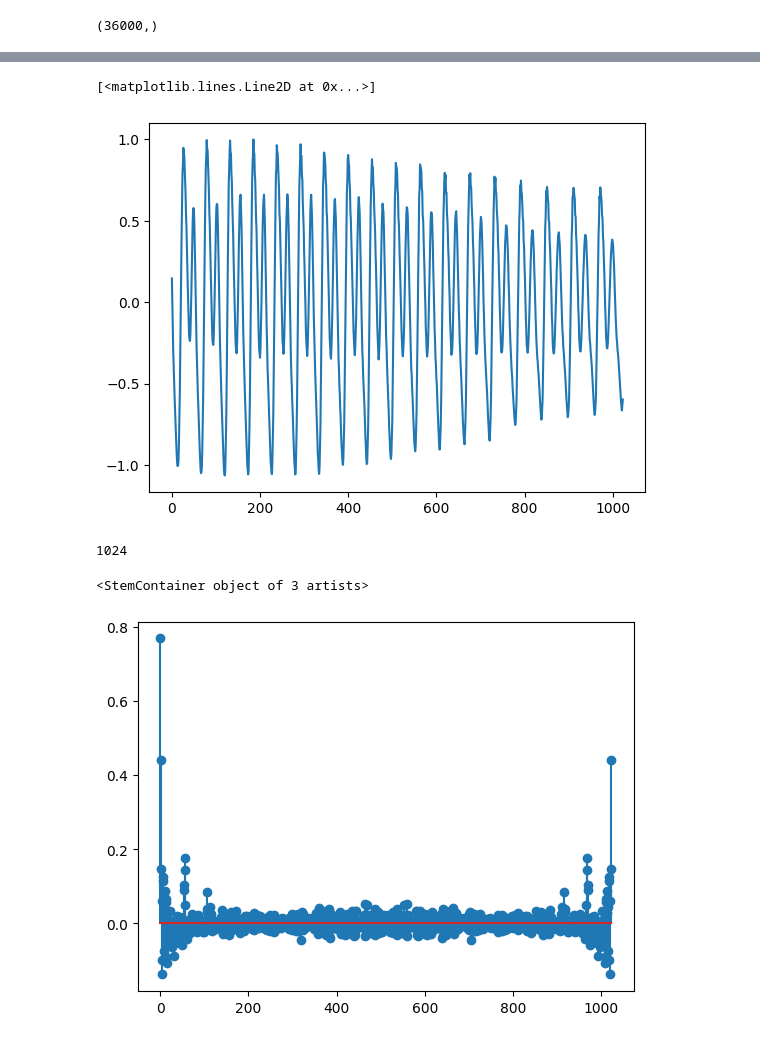
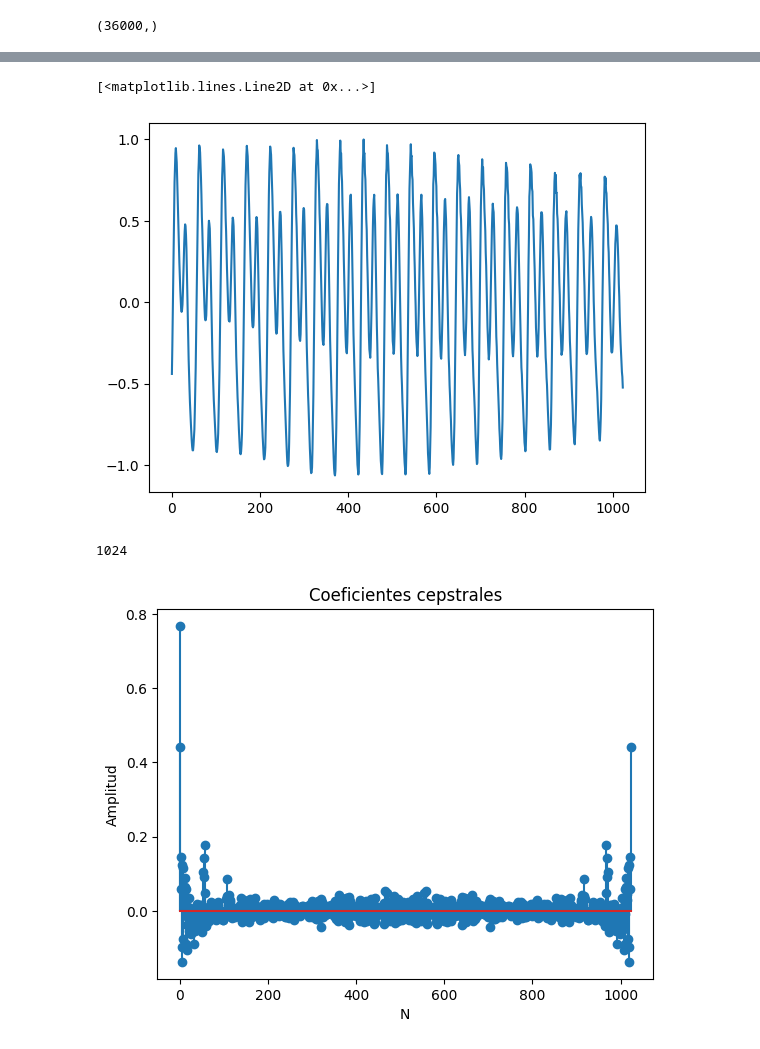
Before and after one commit to DayubMateo/PDS_2026_IIA, a Jupyter notebook: Unidad-2 PD Voz/PDS_TP_2_A.ipynb, the cells around one changed output, grey strips where cells are left out. Cells and saved outputs as stored; diff of their text form; code cells hidden in the pictures.

Commit message:
Ejercicio 1 con 40 coeficientes (20 son una poronga)

```diff
--- a/Unidad-2 PD Voz/PDS_TP_2_A.ipynb
+++ b/Unidad-2 PD Voz/PDS_TP_2_A.ipynb
@@ -48,13 +48,13 @@ plt.grid()
 # %%
-a = salida[2800 : 2800+1024]
+a = salida[2800 : 3824]
 e = salida[8500 : 9524]
-i = salida[16000 : 17024]
+i = salida[16500 : 17524]
 o = salida[23500 : 24524]
-u = salida[30000 : 31024]
+u = salida[30000-250 : 31024-250]
 plt.plot(u)
 # %% [output]
 [<matplotlib.lines.Line2D at 0x...>]
-[figure, old version]
+[figure, new version]
 # %%
 def extraer_coeficientes_cepstrales(vocal):
     v_tranf = fft(vocal)
@@ -62,29 +62,32 @@ def extraer_coeficientes_cepstrales(vocal):
     v_im = np.imag(v_tranf)
     v_norm = np.sqrt(v_real**2 + v_im**2)
     v_tranf = np.log(v_norm)
-    v_inv = ifft(v_tranf)
+    v_inv = np.real(ifft(v_tranf))
     return np.array(v_inv)
 # %%
 vocales = [a,e,i,o,u]
 coef = []
 coef_filtrado = []
-umbral = 20
+umbral = 40
 
 print(len(vocales[2]))
 for pelotudo in range(len(vocales)):
     datos = np.array(vocales[pelotudo])
     coeficientes = extraer_coeficientes_cepstrales(vocales[pelotudo])
     coef.append(coeficientes)
     filtrado = np.zeros_like(a)
     filtrado[: umbral] = coeficientes[: umbral]
     filtrado[-umbral :] = coeficientes[-umbral :]
     coef_filtrado.append(filtrado)
 
 coef = np.array(coef)
 coef_filtrado = np.array(coef_filtrado)
+plt.title("Coeficientes cepstrales")
+plt.ylabel("Amplitud")
+plt.xlabel("N")
 plt.stem(coef[0])
+plt.show()
 # %% [output]
 1024
-<StemContainer object of 3 artists>
-[figure, old version]
+[figure, new version]
 # %%
```
Also changed, not shown: parts of 10 cells of this notebook.
